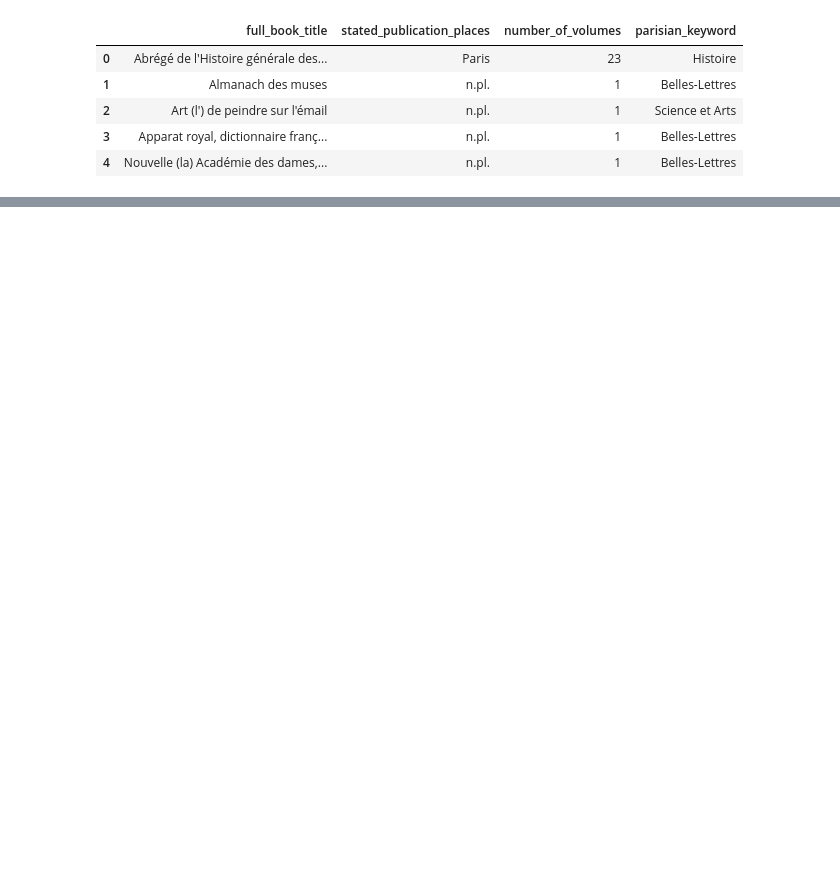
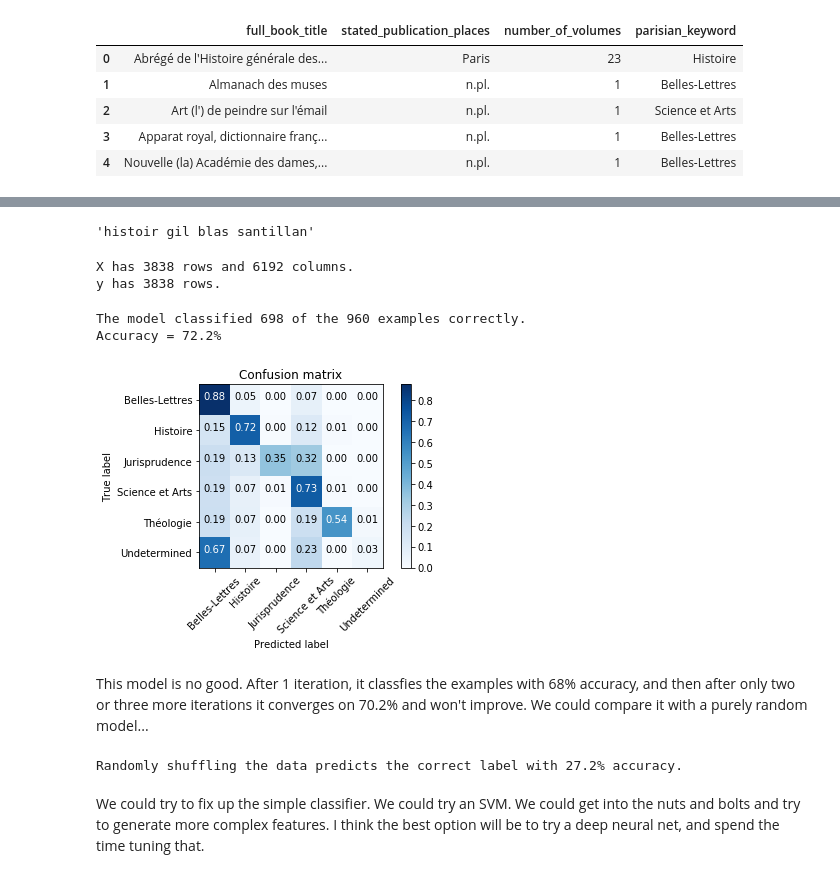
Before and after one commit to MPCE/mpce-machine-learning, a Jupyter notebook: pre-processing.ipynb, the cells around one changed output, grey strips where cells are left out. Cells and saved outputs as stored; diff of their text form; code cells hidden in the pictures; blank space fills up the shorter version.

```diff
--- a/pre-processing.ipynb
+++ b/pre-processing.ipynb
@@ -16,7 +22,7 @@ from sklearn.feature_extraction.text import CountVectorizer # for creating term-
 # %%
 # Import data
 
-data = pd.read_csv("c:/git/mpce-machine-learning/data/editions_trimmed.csv")
+data = pd.read_csv("c:/git/mpce-machine-learning/data/editions_trimmed.csv").dropna()
 
 data.head()
 # %% [output]
@@ -26,14 +32,3 @@ data.head()
 | 2 | Art (l') de peindre sur l'émail | n.pl. | 1 | Science et Arts |
 | 3 | Apparat royal, dictionnaire franç... | n.pl. | 1 | Belles-Lettres |
 | 4 | Nouvelle (la) Académie des dames,... | n.pl. | 1 | Belles-Lettres |
-# %%
-# Tokenise and normalise the title text
-
-title_words = [] # initialise list
-for title in data["full_book_title"]: # loop over titles
-    title = title.lower() # to lower case
-    tokens = nltk.word_tokenize(title, language='french') # tokenise
-    stems =
-    title_words.append(tokens) # append to results list
-
-title_words[1:2]
@@ -49,0 +51,47 @@ foo = title_words[2]
+# %%
+# Sanity check
+import random
+title_strings_norm[random.randint(1,len(title_strings_norm))]
+# %% [output]
+'histoir gil blas santillan'
+# %%
+# Format data for ML algorithm
+
+vec = CountVectorizer()
+X = vec.fit_transform(title_strings_norm) # X is a dtm, of 3987 docs and 6343 words
+y = list(data["parisian_keyword"])
+# %%
+print("X has %d rows and %d columns." % X.shape)
+print("y has %d rows." % len(y))
+# %% [output]
+X has 3838 rows and 6192 columns.
+y has 3838 rows.
+# %%
+# Have a go with some simple classifiers
+
+# Split into training and test data
+from sklearn.model_selection import train_test_split
+X_train, X_test, y_train, y_test = train_test_split(X, y, test_size = 0.25, random_state=11)
+
+# Use sklearn's logistic regression model
+from sklearn.multiclass import OneVsRestClassifier
+from sklearn.linear_model import LogisticRegression
+lg = OneVsRestClassifier(estimator = LogisticRegression(max_iter = 100), n_jobs = 2) # initialise classifier
+lg.fit(X_train, y_train) # fit to the training data
+predictions = lg.predict(X_test) # compute predictions for the test data
+# %%
+# Compute confusion matrix and accuracy (you need to execute the cell below to see the plot)
+correct = predictions == y_test
+accuracy = correct.sum()/len(correct)*100
+print("\n \nThe model classified %d of the %d examples correctly." % (correct.sum(), len(correct)))
+print("Accuracy = %d.2%%" % accuracy)
+
+from sklearn.metrics import confusion_matrix
+cm = confusion_matrix(y_test, predictions)
+plt.figure()
+plot_confusion_matrix(cm, classes=lg.classes_, normalize = True)
+plt.show()
+# %% [output]
+The model classified 698 of the 960 examples correctly.
+Accuracy = 72.2%
+[figure, added]
@@ -49,0 +135,12 @@ foo = title_words[2]
+# %% [markdown]
+This model is no good. After 1 iteration, it classfies the examples with 68% accuracy, and then after only two or three more iterations it converges on 70.2% and won't improve. We could compare it with a purely random model...
+# %%
+rand_y = y.copy()
+np.random.shuffle(rand_y)
+rand_correct = np.array(rand_y) == np.array(y)
+rand_acc = 100*rand_correct.sum()/len(y)
+print("Randomly shuffling the data predicts the correct label with %d.2%% accuracy." % rand_acc)
+# %% [output]
+Randomly shuffling the data predicts the correct label with 27.2% accuracy.
+# %% [markdown]
+We could try to fix up the simple classifier. We could try an SVM. We could get into the nuts and bolts and try to generate more complex features. I think the best option will be to try a deep neural net, and spend the time tuning that.
```
Also changed, not shown: parts of 7 cells of this notebook.
